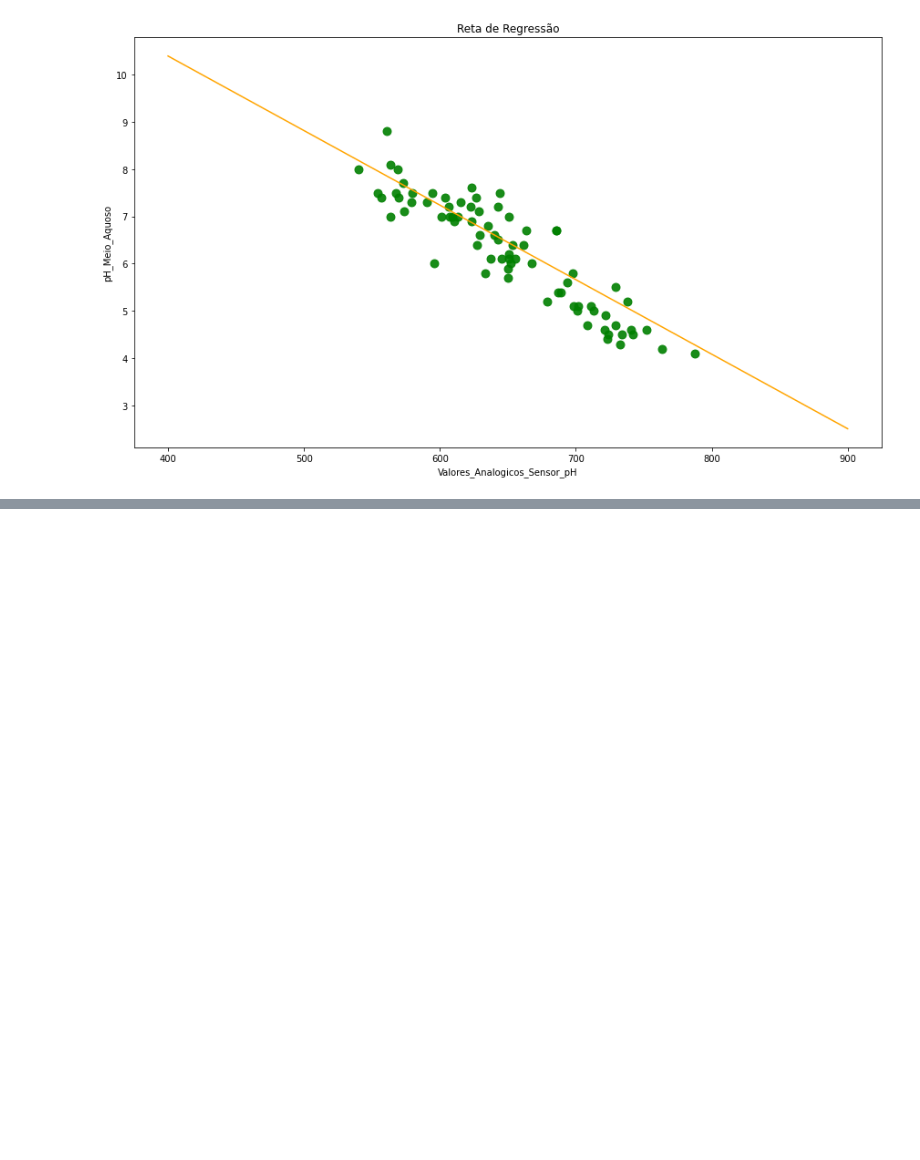
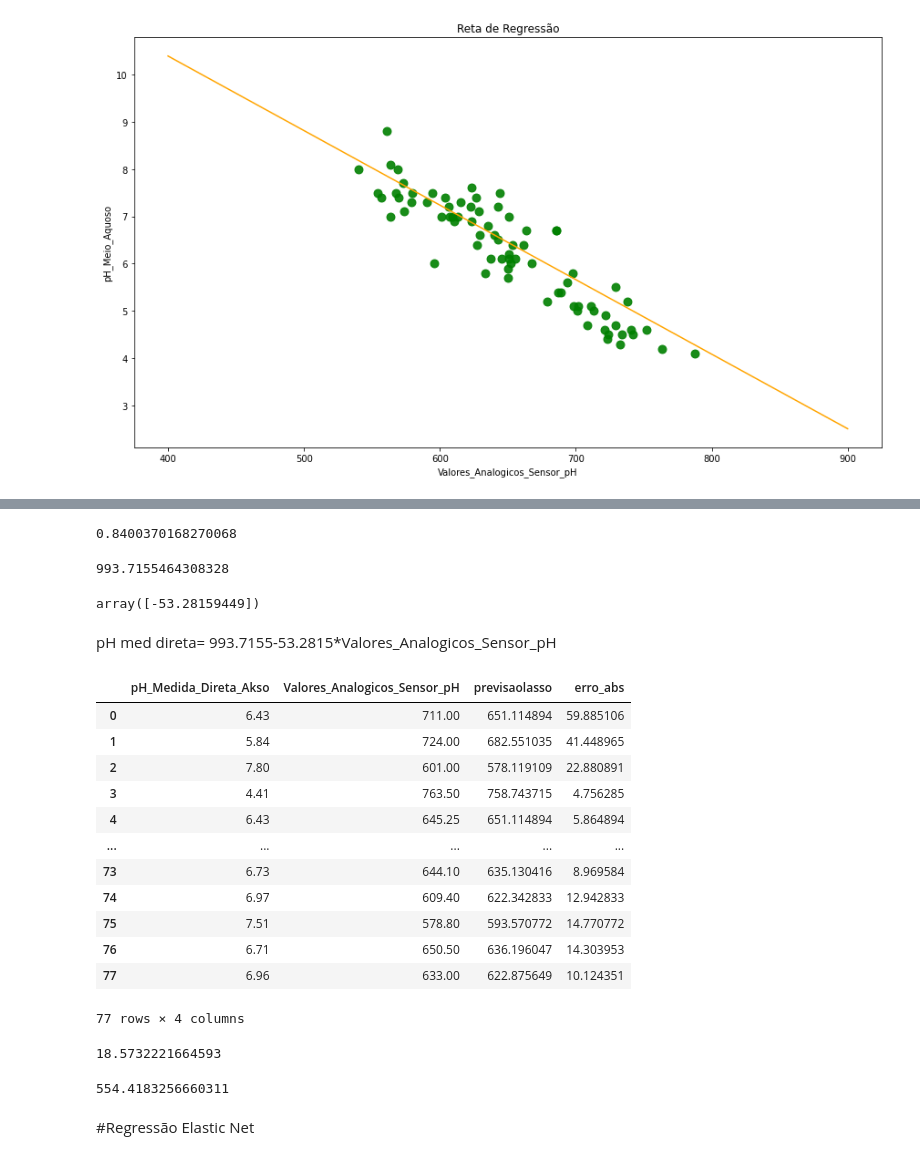
Before and after one commit to SauloHenriqueAguiar/AnalisedosDadosPH, a Jupyter notebook: AnalisedosDadosSensorPH.ipynb, the cells around one changed output, grey strips where cells are left out. Cells and saved outputs as stored; diff of their text form; code cells hidden in the pictures; blank space fills up the shorter version.

```diff
--- a/AnalisedosDadosSensorPH.ipynb
+++ b/AnalisedosDadosSensorPH.ipynb
@@ -1103,0 +1190,20 @@ plt.show()
+# %%
+x5= df5.iloc[ : , 0:1].values
+y5= df5.iloc[ : , 1].values
+# %%
+#deve-se escolher o melhor parametro de regularização(Alpha)
+modelo_lasso = Lasso(alpha= 0.01)
+modelo_lasso.fit(x5, y5)
+modelo_lasso.score(x5, y5)
+# %% [output]
+0.8400370168270068
+# %%
+modelo_lasso.intercept_
+# %% [output]
+993.7155464308328
+# %%
+modelo_lasso.coef_
+# %% [output]
+array([-53.28159449])
+# %% [markdown]
+pH med direta= 993.7155-53.2815*Valores_Analogicos_Sensor_pH
@@ -1103,0 +1212,34 @@ plt.show()
+# %%
+df5['previsaolasso'] = modelo_lasso.predict(x5)
+# %%
+df5['erro_abs'] = abs (df5.Valores_Analogicos_Sensor_pH - df5.previsaolasso)
+# %%
+df5
+# %% [output]
+|  | pH_Medida_Direta_Akso | Valores_Analogicos_Sensor_pH | previsaolasso | erro_abs |
+| 0 | 6.43 | 711.00 | 651.114894 | 59.885106 |
+| 1 | 5.84 | 724.00 | 682.551035 | 41.448965 |
+| 2 | 7.80 | 601.00 | 578.119109 | 22.880891 |
+| 3 | 4.41 | 763.50 | 758.743715 | 4.756285 |
+| 4 | 6.43 | 645.25 | 651.114894 | 5.864894 |
+| ... | ... | ... | ... | ... |
+| 73 | 6.73 | 644.10 | 635.130416 | 8.969584 |
+| 74 | 6.97 | 609.40 | 622.342833 | 12.942833 |
+| 75 | 7.51 | 578.80 | 593.570772 | 14.770772 |
+| 76 | 6.71 | 650.50 | 636.196047 | 14.303953 |
+| 77 | 6.96 | 633.00 | 622.875649 | 10.124351 |
+77 rows × 4 columns
+# %%
+#Erro Absoluto Médio(MAE)
+from sklearn.metrics import mean_absolute_error
+mean_absolute_error(df5.Valores_Analogicos_Sensor_pH, df5.previsaolasso)
+# %% [output]
+18.5732221664593
+# %%
+#Erro médio Quadrático(MSE)
+from sklearn.metrics import mean_squared_error
+mean_squared_error(df5.Valores_Analogicos_Sensor_pH, df5.previsaolasso)
+# %% [output]
+554.4183256660311
+# %% [markdown]
+#Regressão Elastic Net
```
Also changed, not shown: parts of 36 cells of this notebook.
